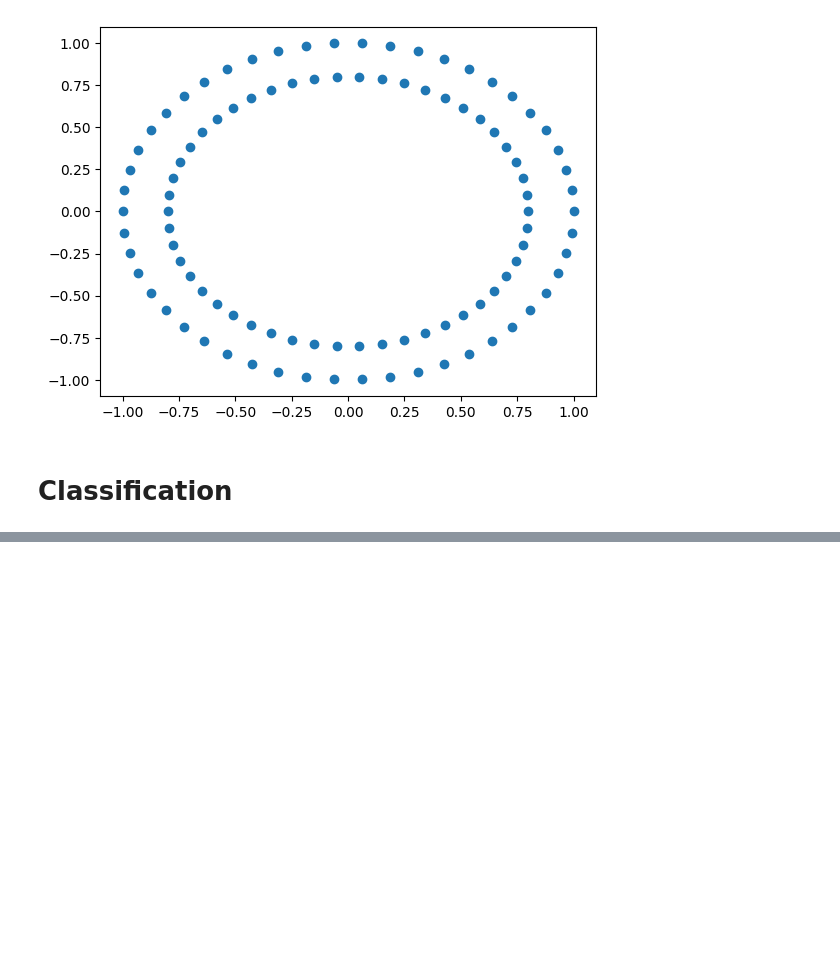
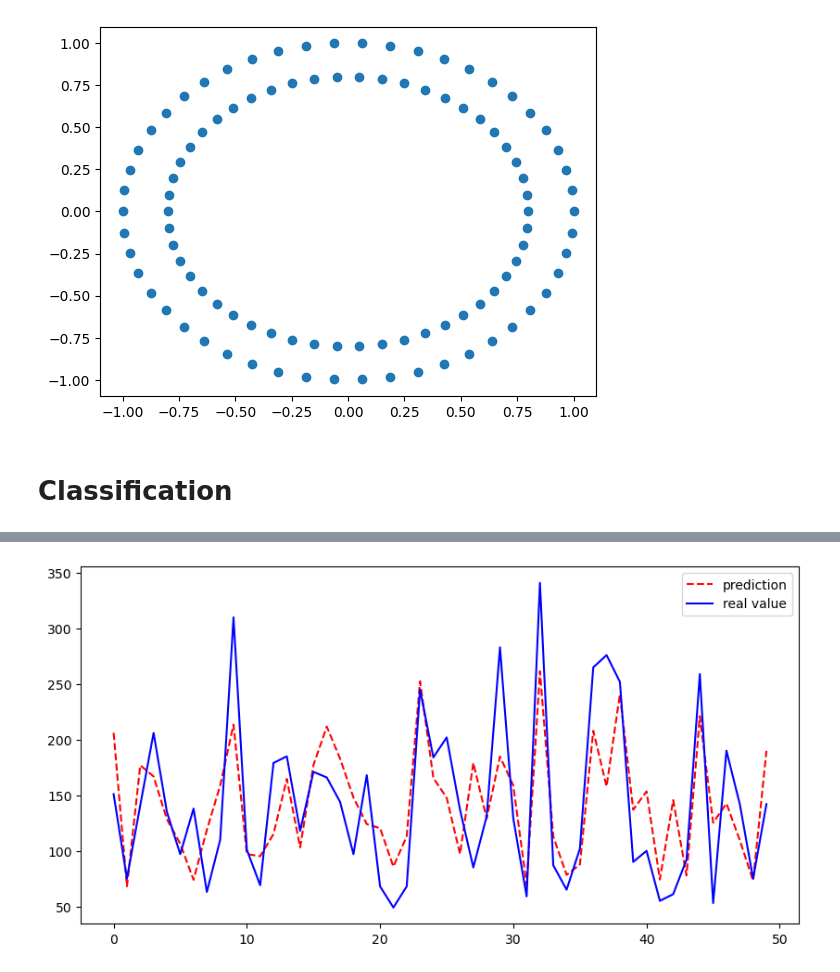
Before and after one commit to Ming06-22/Computer-vision, a Jupyter notebook: Introduction of scikit-learn.ipynb, the cells around one changed output, grey strips where cells are left out. Cells and saved outputs as stored; diff of their text form; code cells hidden in the pictures; blank space fills up the shorter version.

```diff
--- a/Introduction of scikit-learn.ipynb
+++ b/Introduction of scikit-learn.ipynb
@@ -242,0 +1155,24 @@ print(model.score(x, y))
+# %%
+from sklearn.datasets import load_diabetes
+from sklearn.linear_model import LinearRegression
+import matplotlib.pyplot as plt
+
+# load data
+data = load_diabetes()
+X, y = data["data"], data["target"]
+
+# construct model
+model = LinearRegression()
+model.fit(X, y)
+
+# predict
+prediction = model.predict(X)
+
+# display the first 50 data
+plt.figure(figsize = (10, 5))
+plt.plot(prediction[: 50], linestyle = "--", color = "r", label = "prediction")
+plt.plot(y[: 50], color = "b", label = "real value")
+plt.legend()
+plt.show()
+# %% [output]
+[figure, added]
```
Also changed, not shown: parts of 68 cells of this notebook.
